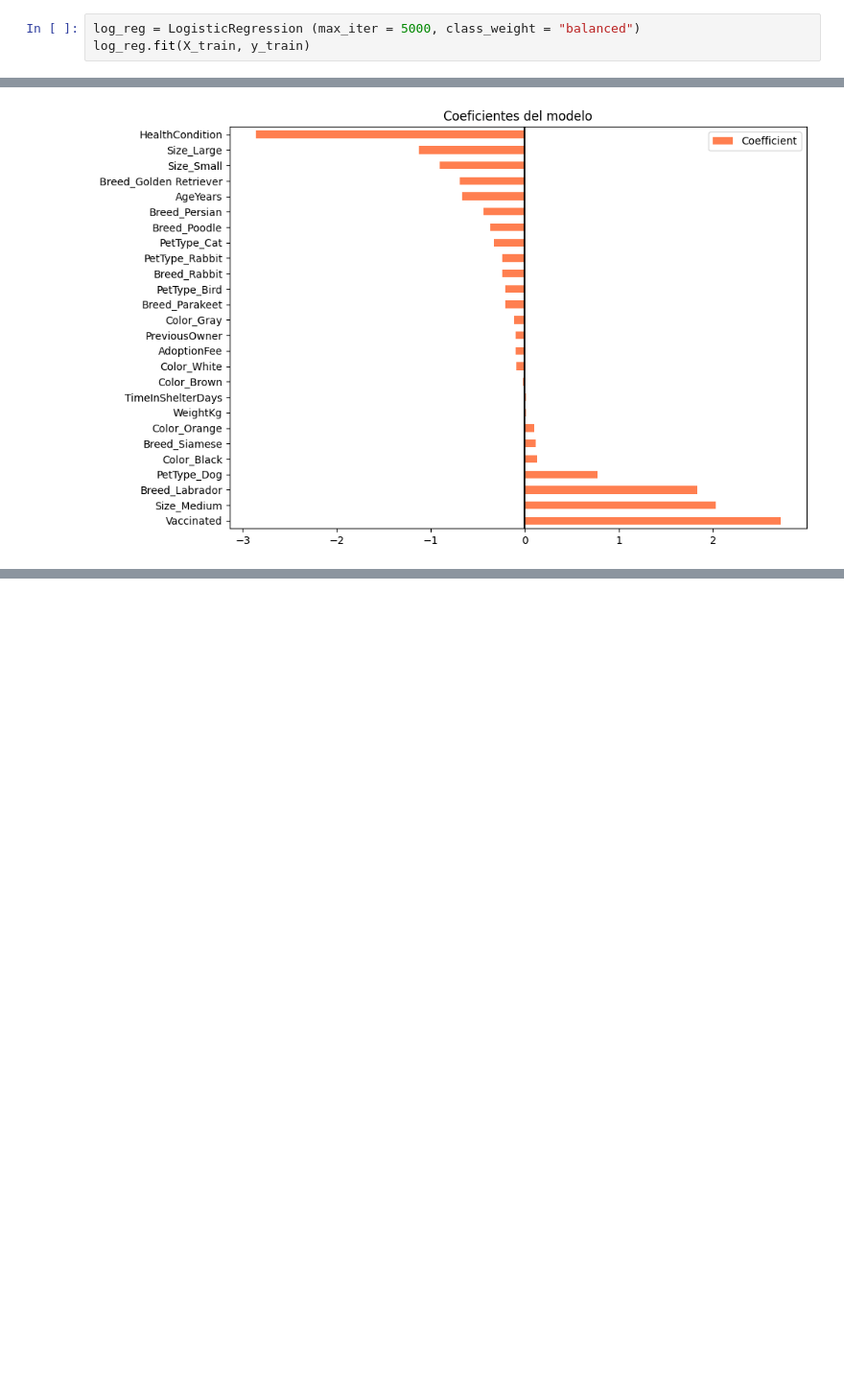
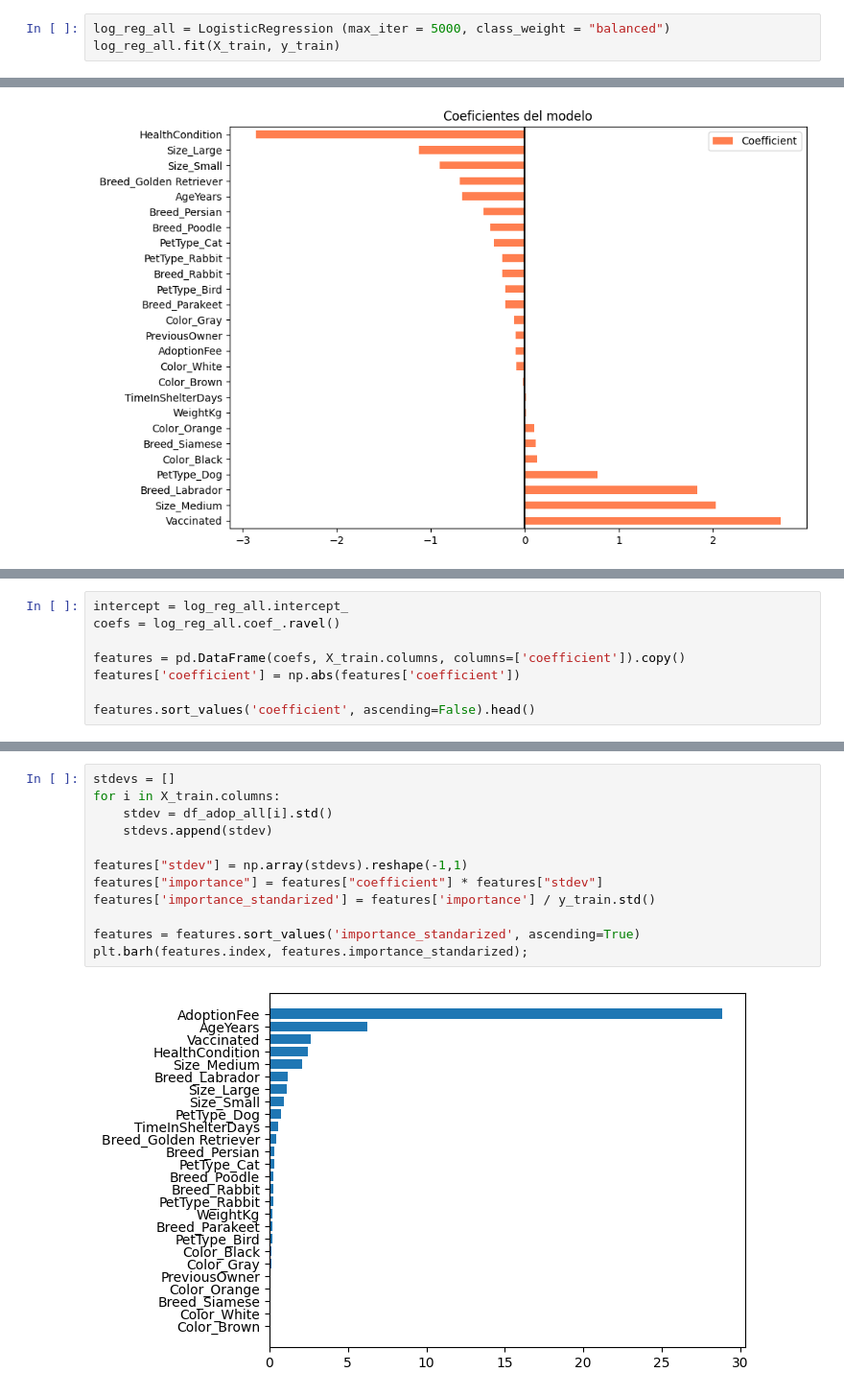
Before and after one commit to laurasalaslozano/ML_Prediccion_adopciones_Kaggel, a Jupyter notebook: notebooks/notebook_modelado.ipynb, the cells around one changed output, grey strips where cells are left out. Shown at 96% size. Saved outputs shown, nothing was run; the diff lists cells and outputs as text; blank space fills up the shorter version.

```diff
--- a/notebooks/notebook_modelado.ipynb
+++ b/notebooks/notebook_modelado.ipynb
@@ -142,8 +114,8 @@ Name: proportion, dtype: float64
 # %% [markdown]
 Con el porcentaje obtenido, se observa un claro desbalance entre categorías. Esto, en cuanto al modelo, puede provocar que éste se incline hacia la categoría mayoritaria, no aprendiendo nada útil sobre las adopciones. Por ello, aplico class_weight = balanced, para paliar esta desigualdad entre clases.
 # %%
-log_reg = LogisticRegression (max_iter = 5000, class_weight = "balanced")
-log_reg.fit(X_train, y_train)
+log_reg_all = LogisticRegression (max_iter = 5000, class_weight = "balanced")
+log_reg_all.fit(X_train, y_train)
 # %% [output]
 LogisticRegression(class_weight='balanced', max_iter=5000)
 # %% [markdown]
@@ -202,0 +177,8 @@ plt.show()
+# %%
+intercept = log_reg_all.intercept_
+coefs = log_reg_all.coef_.ravel()
+
+features = pd.DataFrame(coefs, X_train.columns, columns=['coefficient']).copy()
+features['coefficient'] = np.abs(features['coefficient'])
+
+features.sort_values('coefficient', ascending=False).head()
@@ -202,0 +192,14 @@ plt.show()
+# %%
+stdevs = []
+for i in X_train.columns:
+    stdev = df_adop_all[i].std()
+    stdevs.append(stdev)
+
+features["stdev"] = np.array(stdevs).reshape(-1,1)
+features["importance"] = features["coefficient"] * features["stdev"]
+features['importance_standarized'] = features['importance'] / y_train.std()
+
+features = features.sort_values('importance_standarized', ascending=True)
+plt.barh(features.index, features.importance_standarized);
+# %% [output]
+[figure, added]
```
Also changed, not shown: parts of 58 cells of this notebook, 12 other files.
